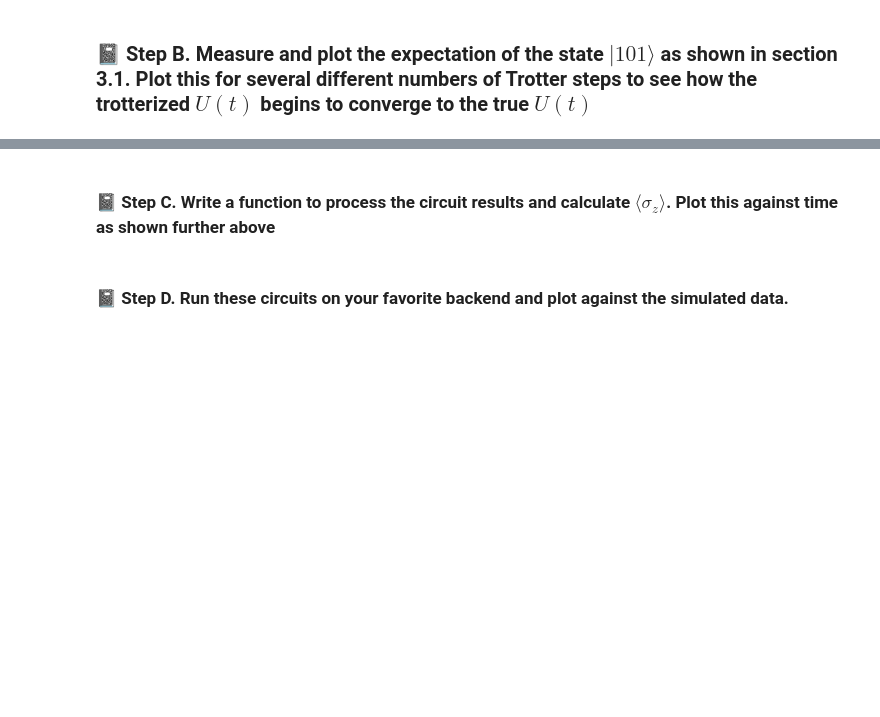
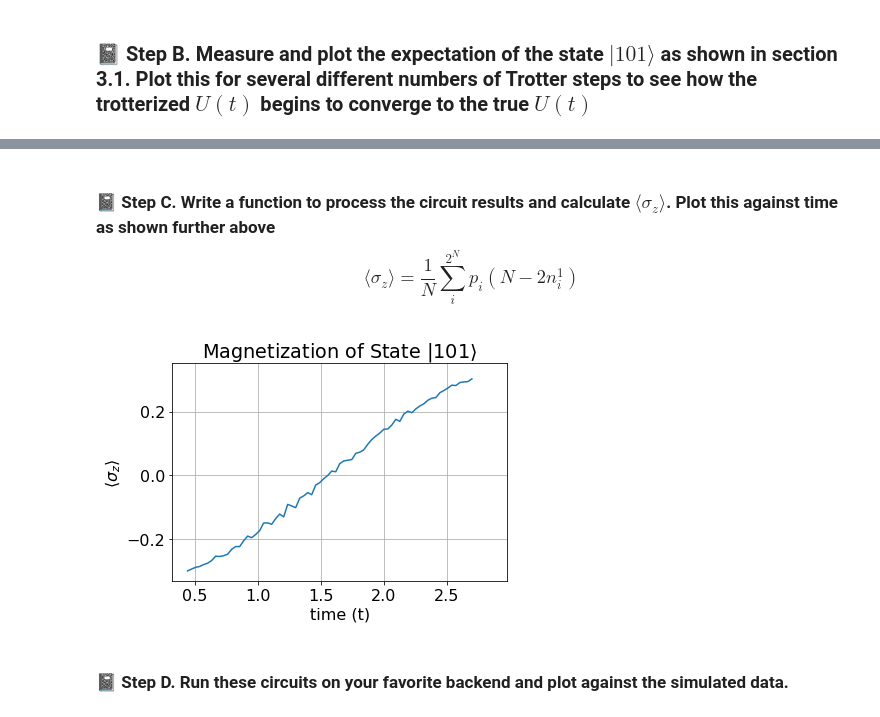
Before and after one commit to MRVallee/QuantumComputng, a Jupyter notebook: Lab-2_Quantum-Simulation.ipynb, the cells around one changed output, grey strips where cells are left out. Cells and saved outputs as stored; diff of their text form; code cells hidden in the pictures; blank space fills up the shorter version.

```diff
--- a/Lab-2_Quantum-Simulation.ipynb
+++ b/Lab-2_Quantum-Simulation.ipynb
@@ -441,10 +462,67 @@ plt.show()
 # %% [markdown]
 <h3 style="font-size: 17px">&#128211; Step C. Write a function to process the circuit results and calculate $\langle\sigma_z\rangle$.  Plot this against time as shown further above
+
+ $$    \langle\sigma_z\rangle = \frac{1}{N}\sum_i^{2^N}p_i\left(N - 2n_i^1\right)
+$$
 # %%
-#### Your code goes here
-
 #A helpful starting point here is to remember that the magnetization can be measured by examining each bitstring
 # from the results.
+
+#Simulate quantum computer
+sim = Aer.get_backend('aer_simulator')
+
+#Define array of time points
+ts = np.linspace(0, np.pi, 100)
+
+#Number of shots to use for sircuit
+shots = 8192
+
+#Add measure gates to circuit
+measure_ZZZ = QuantumCircuit(3)
+measure_ZZZ.measure_all()
+
+#Define array for count evolution
+counts = np.empty(800)
+
+#define array for holding magnetization values
+mags = np.empty(100)
+
+#Loop over circuit for 1 Trotter Step
+for i in range(0, 100):
+    qc = U_circuit(3, [1,0,1], ts[i], 1, 1, 1)
+    circuit = qc.compose(measure_ZZZ)
+
+    output = sim.run(circuit, shots=shots)
+    sim_results = output.result()
+    sim_counts = sim_results.get_counts(circuit)
+    #I am storing all counts for every run in the same array, but each permutation
+    # of the state has its own value for mod(8) of the index
+    counts[8*i] = sim_counts.get('000')
+    counts[8*i + 1] = sim_counts.get('001')
+    counts[8*i + 2] = sim_counts.get('010')
+    counts[8*i + 3] = sim_counts.get('011')
+    counts[8*i + 4] = sim_counts.get('100')
+    counts[8*i + 5] = sim_counts.get('101')
+    counts[8*i + 6] = sim_counts.get('110')
+    counts[8*i + 7] = sim_counts.get('111')
+
+    #Calculate Magnetization from these counts.
+    # I will hard code this for 3 bits because it will make it
+    # simpler for me to do in the context of this problem (already did that really with function call)
+    # The formula for this is written above code, I am simplifying it before writing.
+    mags[i] = (1/3) * (((counts[8*i] / shots) * 3) + ((counts[8*i + 1] / shots)) + ((counts[8*i + 2] / shots)) + ((counts[8*i + 3] / shots) * -1) + ((counts[8*i + 4] / shots)) + ((counts[8*i + 5] / shots) * -1) + ((counts[8*i + 6] / shots) * -1) + ((counts[8*i + 7] / shots) * -3))
+
+
+# Plot evolution of |101>
+plt.plot(ts, mags)
+plt.xlabel('time (t)')
+plt.ylabel(r'$\langle\sigma_z\rangle$')
+init_state = One^Zero^One
+plt.title(r'Magnetization of State $|${}$\rangle$'.format(list(init_state.primitive.keys())[0]))
+plt.grid()
+plt.show()
+# %% [output]
+[figure, added]
 # %% [markdown]
 <h3 style="font-size: 17px">&#128211; Step D. Run these circuits on your favorite backend and plot against the simulated data.
 # %%
```
Also changed, not shown: parts of 4 cells of this notebook.
